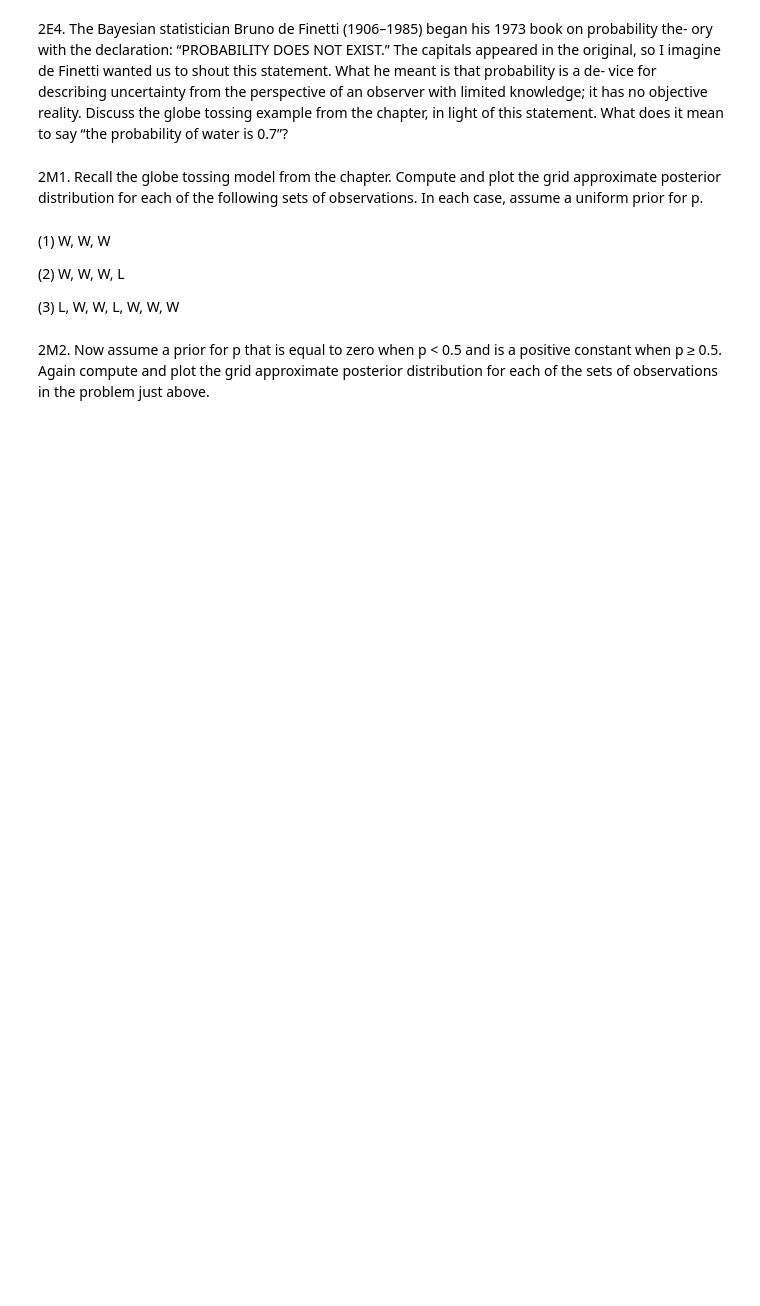
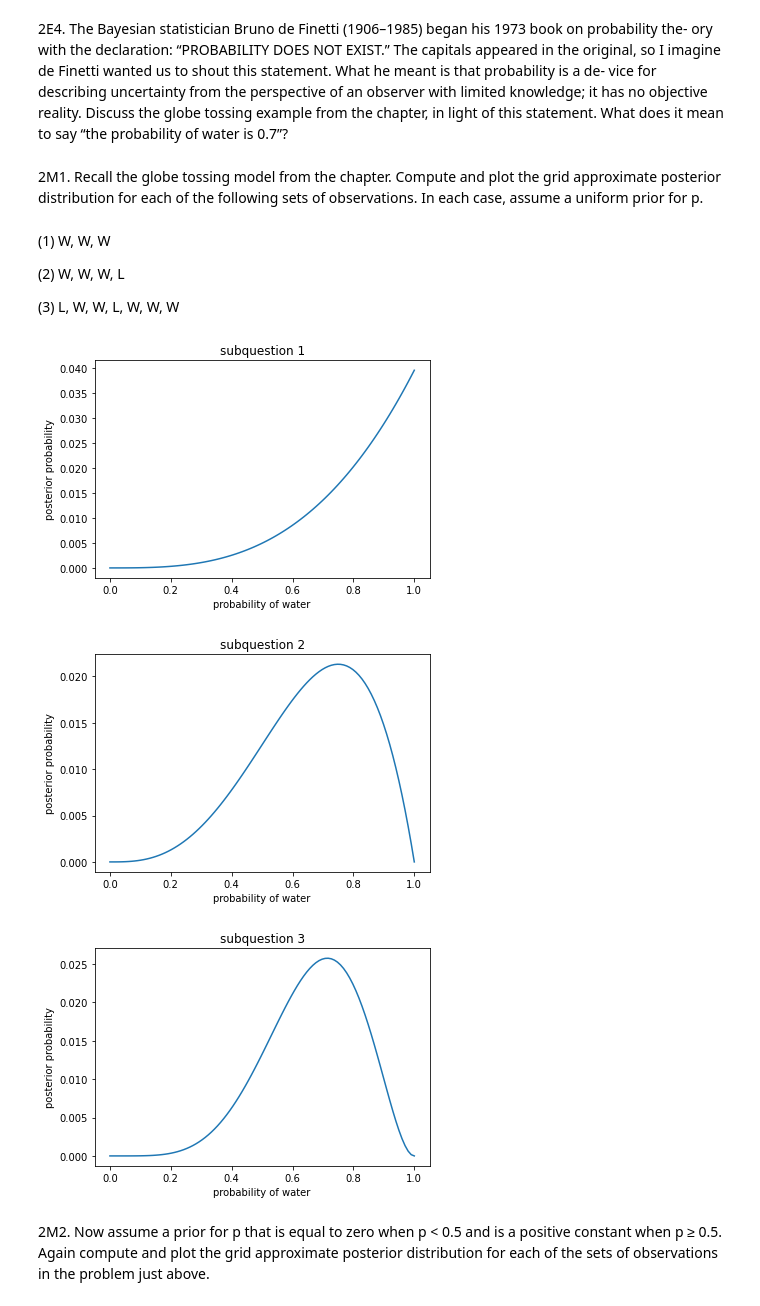
Before and after one commit to joshuachristie/statistical-rethinking, a Jupyter notebook: tfp/chapter2_questions.ipynb, the cells around one changed output. Drawn from its saved outputs; the diff is of its cells as text; code cells hidden in the pictures; blank space fills up the shorter version.

```diff
--- a/tfp/chapter2_questions.ipynb
+++ b/tfp/chapter2_questions.ipynb
@@ -48,6 +65,46 @@ prior for p.
 (2) W, W, W, L
 
 (3) L, W, W, L, W, W, W
+# %%
+# imports
+import matplotlib.pyplot as plt
+import tensorflow as tf
+import tensorflow_probability as tfp
+tfd = tfp.distributions
+import numpy as np
+# %%
+grid_size = tf.constant(100)
+p_grid = tf.linspace(start=0., stop=1., num=grid_size)
+p_grid = tf.expand_dims(p_grid, 1)
+
+# define prior
+prior = tf.ones([grid_size, 1])
+prior_prob = prior / tf.math.reduce_sum(prior)
+
+q_1 = tf.constant([1,1,1])
+q_2 = tf.constant([1,1,1,0])
+q_3 = tf.constant([0,1,1,0,1,1,1])
+
+binomials = tfd.Binomial([3, 4, 7], probs=p_grid)
+
+likelihoods = binomials.prob([tf.math.reduce_sum(q_1),
+                            tf.math.reduce_sum(q_2),
+                            tf.math.reduce_sum(q_3)])
+
+marginal_likelihoods = tf.math.reduce_sum(likelihoods * prior_prob, axis=0)
+
+posterior = likelihoods * prior_prob / marginal_likelihoods
+
+for i in range(3):
+    _, ax = plt.subplots()
+    ax.plot(p_grid, posterior[:,i])
+    ax.set_xlabel('probability of water')
+    ax.set_ylabel('posterior probability')
+    ax.set_title('subquestion {}'.format(i+1))
+# %% [output]
+[figure, added]
+[figure, added]
+[figure, added]
 # %% [markdown]
 2M2. Now assume a prior for p that is equal to zero when p < 0.5 and is a positive constant when
 p ≥ 0.5. Again compute and plot the grid approximate posterior distribution for each of the sets of
```
Also changed, not shown: parts of 14 cells of this notebook.
